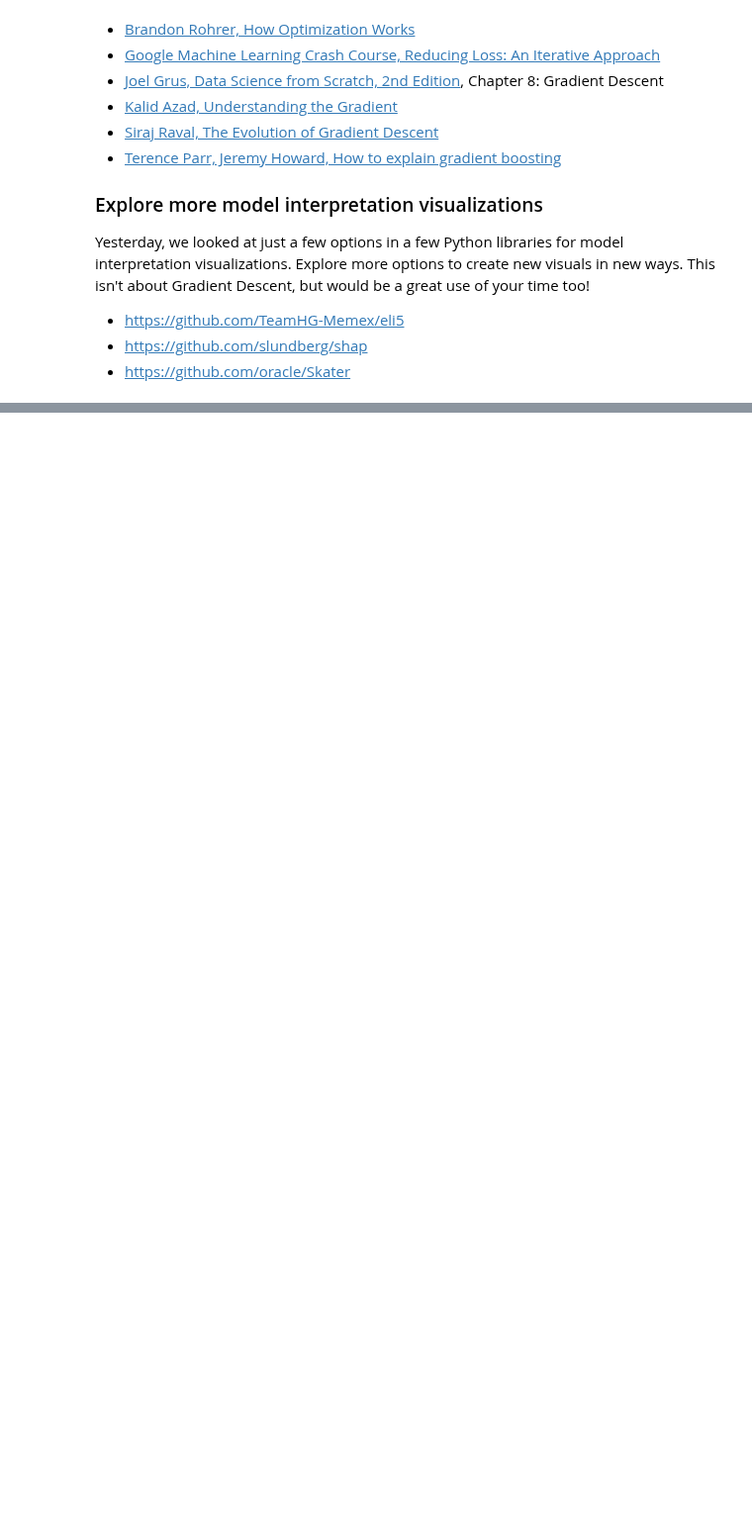
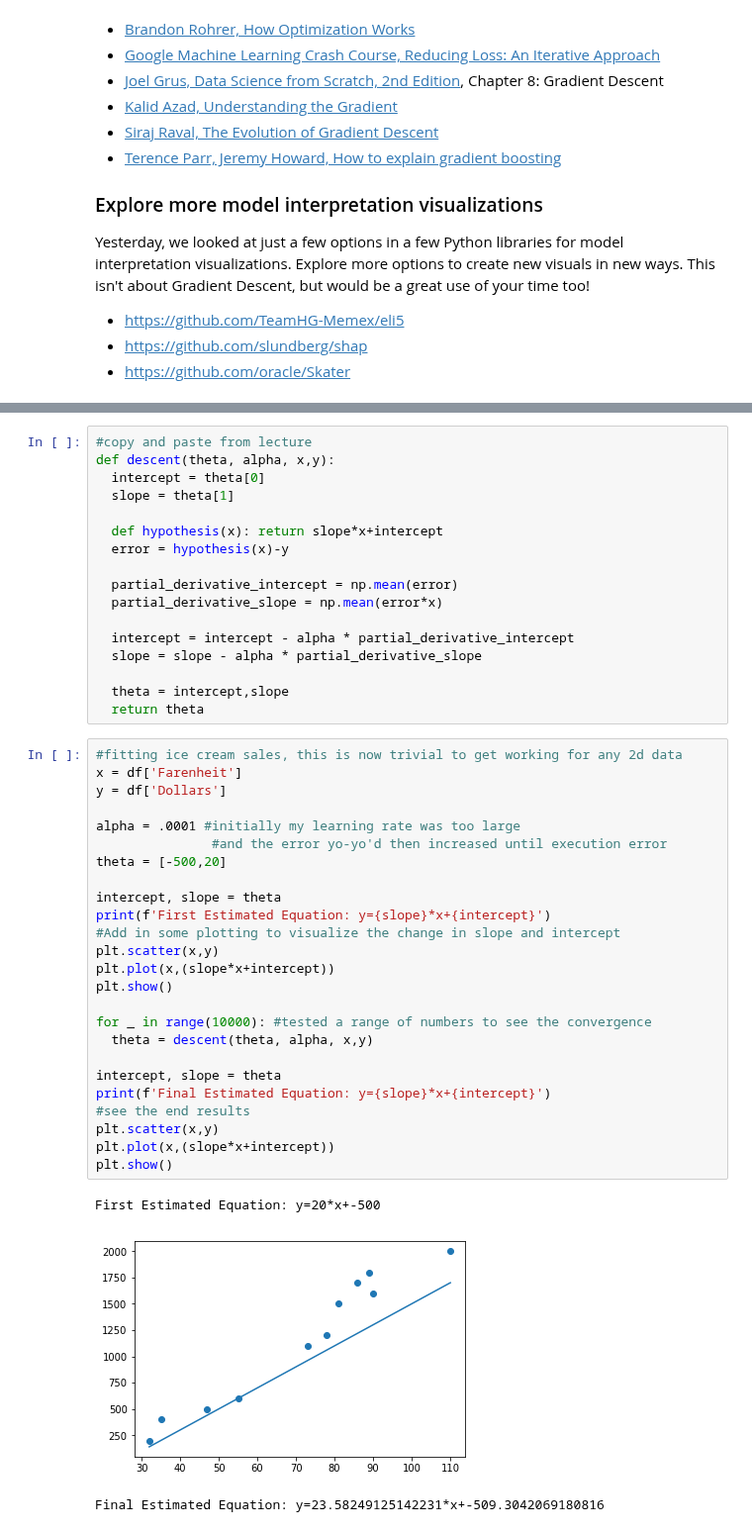
Before and after one commit to LambdaSchool/DS-Unit-2-Sprint-4-Practicing-Understanding, a Jupyter notebook: module4-gradient-descent/LS_DS_244_Gradient_Descent.ipynb, the cells around one changed output, grey strips where cells are left out. Shown at 99% size. Cells and saved outputs as stored; diff of their text form; blank space fills up the shorter version.

```diff
--- a/module4-gradient-descent/LS_DS_244_Gradient_Descent.ipynb
+++ b/module4-gradient-descent/LS_DS_244_Gradient_Descent.ipynb
@@ -347,0 +387,46 @@ Yesterday, we looked at just a few options in a few Python libraries for model i
+# %%
+#copy and paste from lecture
+def descent(theta, alpha, x,y):
+  intercept = theta[0]
+  slope = theta[1]
+
+  def hypothesis(x): return slope*x+intercept
+  error = hypothesis(x)-y
+
+  partial_derivative_intercept = np.mean(error)
+  partial_derivative_slope = np.mean(error*x)
+
+  intercept = intercept - alpha * partial_derivative_intercept
+  slope = slope - alpha * partial_derivative_slope
+
+  theta = intercept,slope
+  return theta
+# %%
+#fitting ice cream sales, this is now trivial to get working for any 2d data
+x = df['Farenheit']
+y = df['Dollars']
+
+alpha = .0001 #initially my learning rate was too large
+               #and the error yo-yo'd then increased until execution error
+theta = [-500,20]
+
+intercept, slope = theta
+print(f'First Estimated Equation: y={slope}*x+{intercept}')
+#Add in some plotting to visualize the change in slope and intercept
+plt.scatter(x,y)
+plt.plot(x,(slope*x+intercept))
+plt.show()
+
+for _ in range(10000): #tested a range of numbers to see the convergence
+  theta = descent(theta, alpha, x,y)
+
+intercept, slope = theta
+print(f'Final Estimated Equation: y={slope}*x+{intercept}')
+#see the end results
+plt.scatter(x,y)
+plt.plot(x,(slope*x+intercept))
+plt.show()
+# %% [output]
+First Estimated Equation: y=20*x+-500
+[figure, added]
+Final Estimated Equation: y=23.58249125142231*x+-509.3042069180816
```
Also changed, not shown: parts of 12 cells of this notebook.
